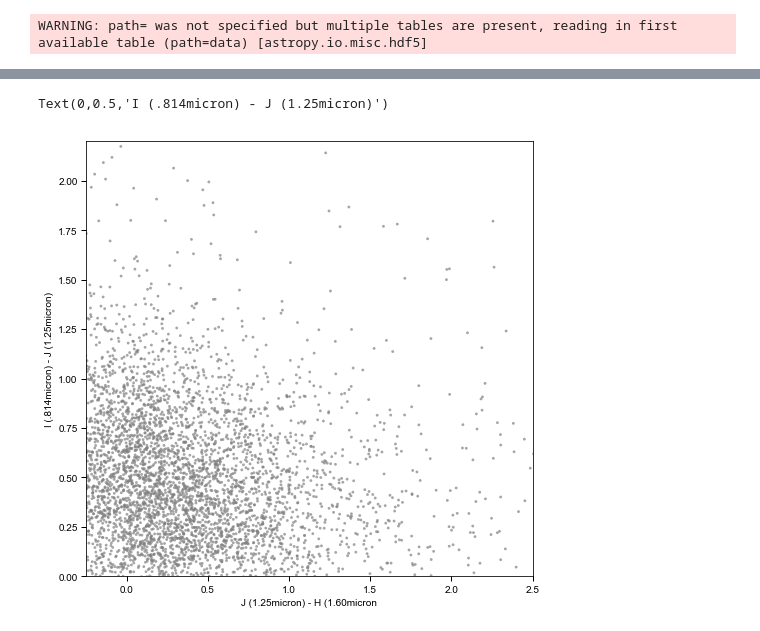
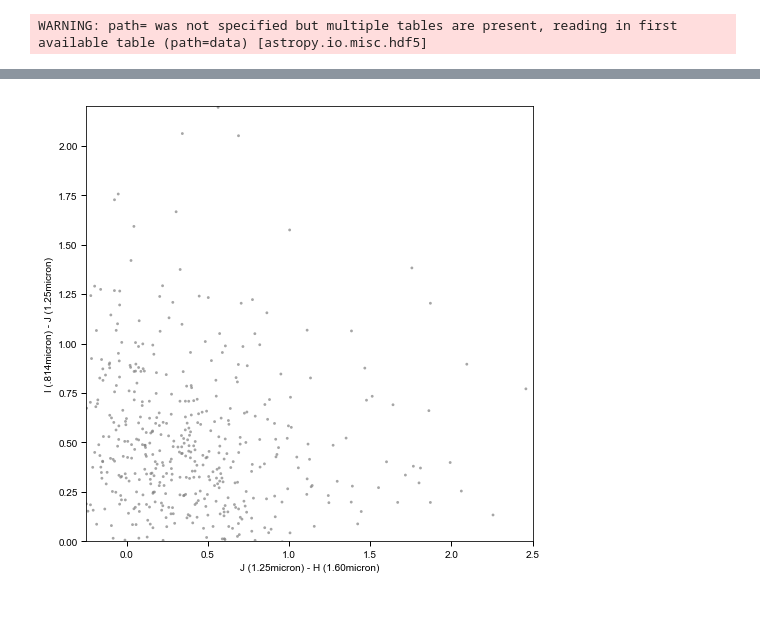
Before and after one commit to jztuan/SIP18, a Jupyter notebook: color_color_diagram_814_125_160-pt1.ipynb, the cells around one changed output, grey strips where cells are left out. Drawn from its saved outputs; the diff is of its cells as text; code cells hidden in the pictures.

```diff
--- a/color_color_diagram_814_125_160-pt1.ipynb
+++ b/color_color_diagram_814_125_160-pt1.ipynb
@@ -45,6 +46,7 @@ WARNING: path= was not specified but multiple tables are present, reading in fir
 # %%
 egs_selection = np.where ( \
                           (egs['PhotFlag']==0) &\
+                          (egs['CLASS_STAR']>0.9) & \
                          (egs['ACS_F814W_flux'] > 0) &\
                          (egs['WFC3_F125W_flux'] > 0) &\
                          (egs['WFC3_F160W_flux'] > 0))
@@ -150,12 +153,12 @@ Text(0,0.5,'I (.814micron) - J (1.25micron)')
 # %%
 fig=plt.figure(figsize=(8,8))
-plt.scatter(f814_f125_gds,f125_f160_gds,c='gray',edgecolors='none',s=8,alpha=0.7)
+plt.scatter(f814_f125_egs,f125_f160_egs,c='gray',edgecolors='none',s=8,alpha=0.7)
 plt.xlim(-0.25,2.5)
 plt.ylim(0,2.2)
-plt.xlabel('J (1.25micron) - H (1.60micron')
+plt.xlabel('J (1.25micron) - H (1.60micron)')
 plt.ylabel('I (.814micron) - J (1.25micron)')
+plt.savefig('/Users/Andy/Desktop/IJH_pt1_egs_starlike.pdf')
 # %% [output]
-Text(0,0.5,'I (.814micron) - J (1.25micron)')
-[figure, old version]
+[figure, new version]
 # %%
 fig=plt.figure(figsize=(8,8))
```
Also changed, not shown: parts of 7 cells of this notebook, 9 other files.
